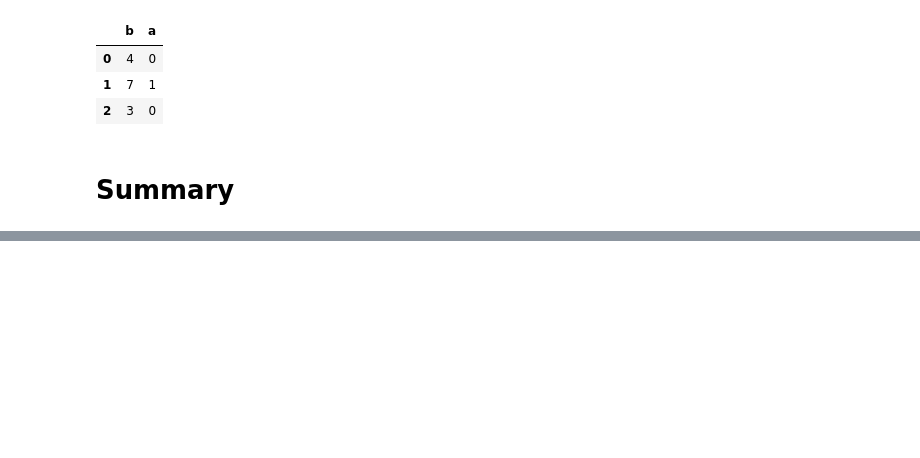
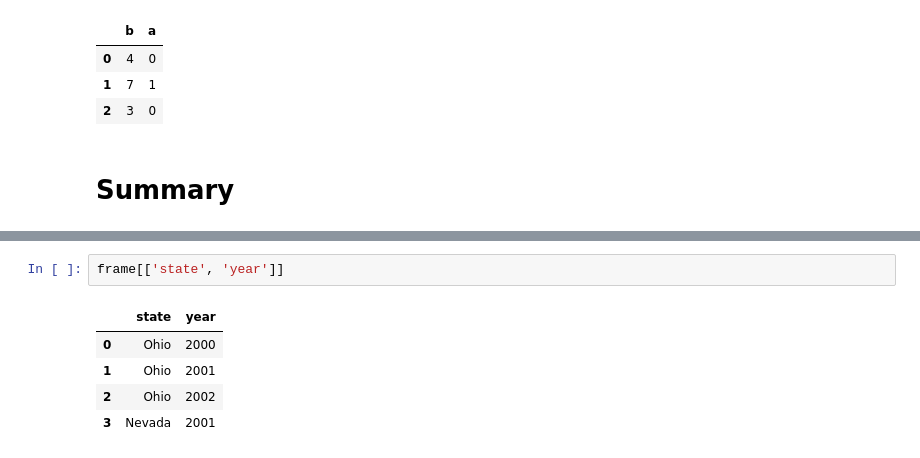
Before and after one commit to munmoom/second_semester, a Jupyter notebook: pandas.ipynb, the cells around one changed output, grey strips where cells are left out. Drawn from its saved outputs; the diff is of its cells as text; blank space fills up the shorter version.

```diff
--- a/pandas.ipynb
+++ b/pandas.ipynb
@@ -545,0 +569,8 @@ np.abs(frame)   #절댓값 취함
+# %%
+frame[['state', 'year']]
+# %% [output]
+|  | state | year |
+| 0 | Ohio | 2000 |
+| 1 | Ohio | 2001 |
+| 2 | Ohio | 2002 |
+| 3 | Nevada | 2001 |
```
Also changed, not shown: parts of 8 cells of this notebook.
